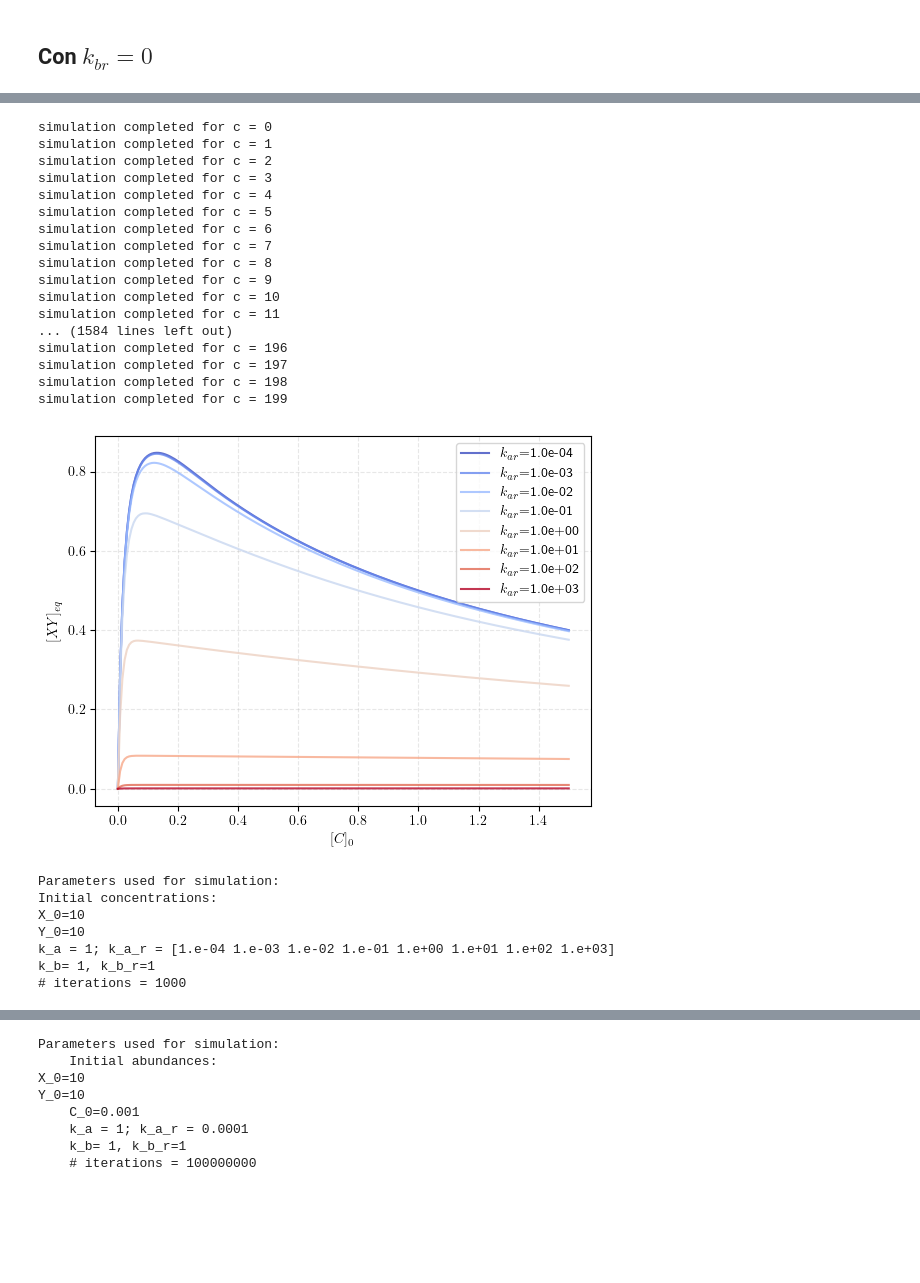
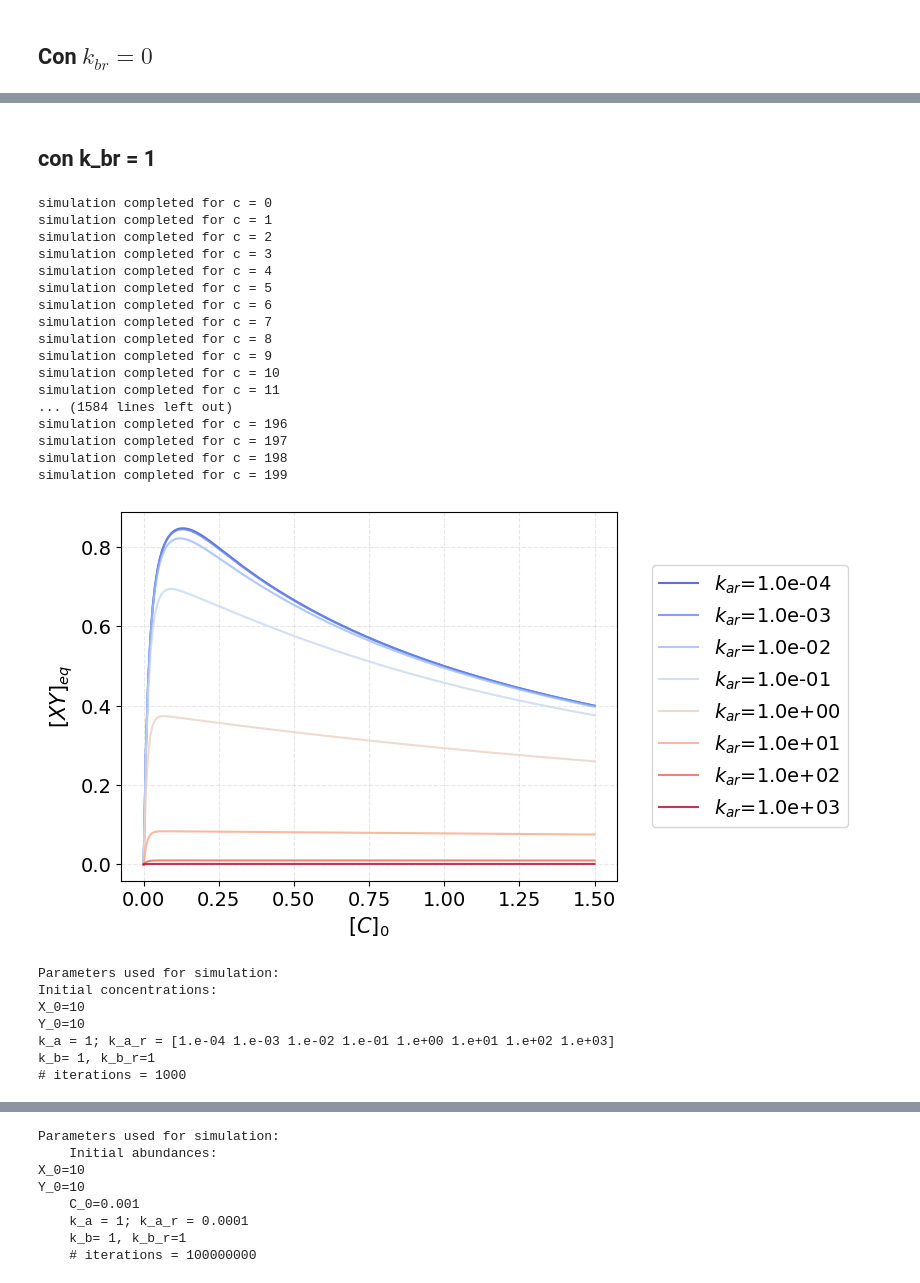
Before and after one commit to CAB-GCA/catalytic_world, a Jupyter notebook: notebooks/XYC_graphs.ipynb, the cells around one changed output, grey strips where cells are left out. Cells and saved outputs as stored; diff of their text form; code cells hidden in the pictures; blank space fills up the shorter version.

```diff
--- a/notebooks/XYC_graphs.ipynb
+++ b/notebooks/XYC_graphs.ipynb
@@ -4,6 +4,11 @@ import matplotlib.pyplot as plt
 import sys
 sys.path.append('..')
 from fun_gilles import *
+colors = plt.get_cmap('Set2').colors
+title_fs = 16
+label_fs = 15
+tick_fs = 14
+legend_fs = 14
 # %% [markdown]
 ## Funciones
 # %%
@@ -69,10 +64,10 @@ def xyeq_vs_c_ar(initial_c, initial_food,method, n_iterations,
 
 
     plt.grid(True, linestyle='--', alpha=0.3)
-    plt.xlabel("$[C]_0$")
-    plt.ylabel("$[XY]_{eq}$")
-
-    plt.legend()
+    plt.xlabel("$[C]_0$",fontsize = label_fs)
+    plt.ylabel("$[XY]_{eq}$",fontsize = label_fs)
+    plt.tick_params(axis='both', labelsize= tick_fs)
+    plt.legend(fontsize= legend_fs,loc='center left', bbox_to_anchor=(1.05, 0.5))
 
     plt.show()
 # %%
@@ -529,3 +537,5 @@ Y_0=10
+# %% [markdown]
+## con k_br = 1
 # %%
 # Reaction constants:
 k = [1,0,1,1] # len(k)= # de reacciones
@@ -534,35 +544,35 @@ V = 10
 initial_food = [0,10,10] + [0]*2# initial molecules number
 initial_c = (np.linspace(0,15,200))
 k_var = np.logspace(-4, 3, 8)
 n_iterations = 1000
 
-xyeq_vs_c_ar(initial_c, initial_food, method, n_iterations, reactions,
+xyeq_vs_c_ar(initial_c, initial_food, "Deterministic", n_iterations, reactions,
           k, V, k_var)
 
 print(f"Parameters used for simulation:\n\
 Initial concentrations:\nX_0={initial_food[1]}\nY_0={initial_food[2]}\n\
 k_a = {k[0]}; k_a_r = {k_var}\n\
 k_b= {k[2]}, k_b_r={k[3]}\n\
 # iterations = {n_iterations}")
 # %% [output]
 simulation completed for c = 0
 simulation completed for c = 1
 simulation completed for c = 2
 simulation completed for c = 3
 simulation completed for c = 4
 simulation completed for c = 5
 simulation completed for c = 6
 simulation completed for c = 7
 simulation completed for c = 8
 simulation completed for c = 9
 simulation completed for c = 10
 simulation completed for c = 11
 ... (1584 lines left out)
 simulation completed for c = 196
 simulation completed for c = 197
 simulation completed for c = 198
 simulation completed for c = 199
-[figure, old version]
+[figure, new version]
 Parameters used for simulation:
 Initial concentrations:
 X_0=10
```
Also changed, not shown: parts of 18 cells of this notebook, 18 other files.
